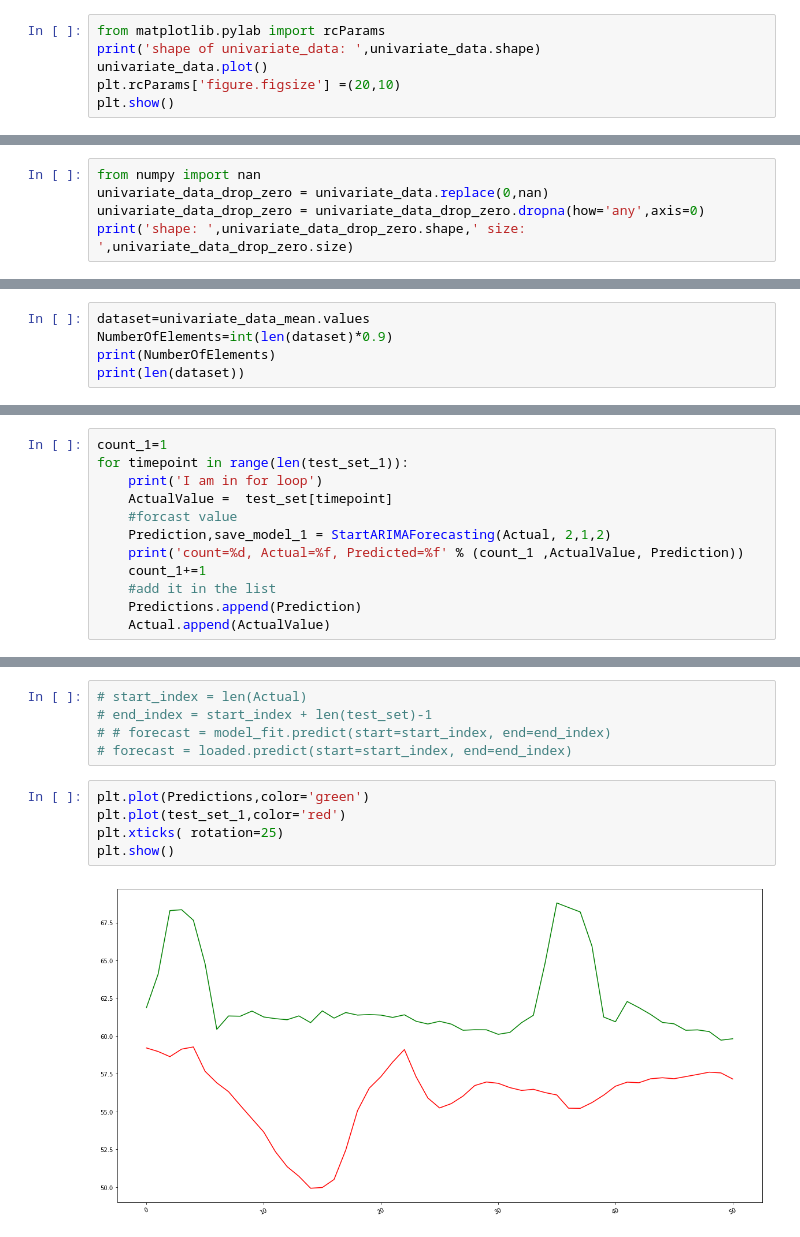
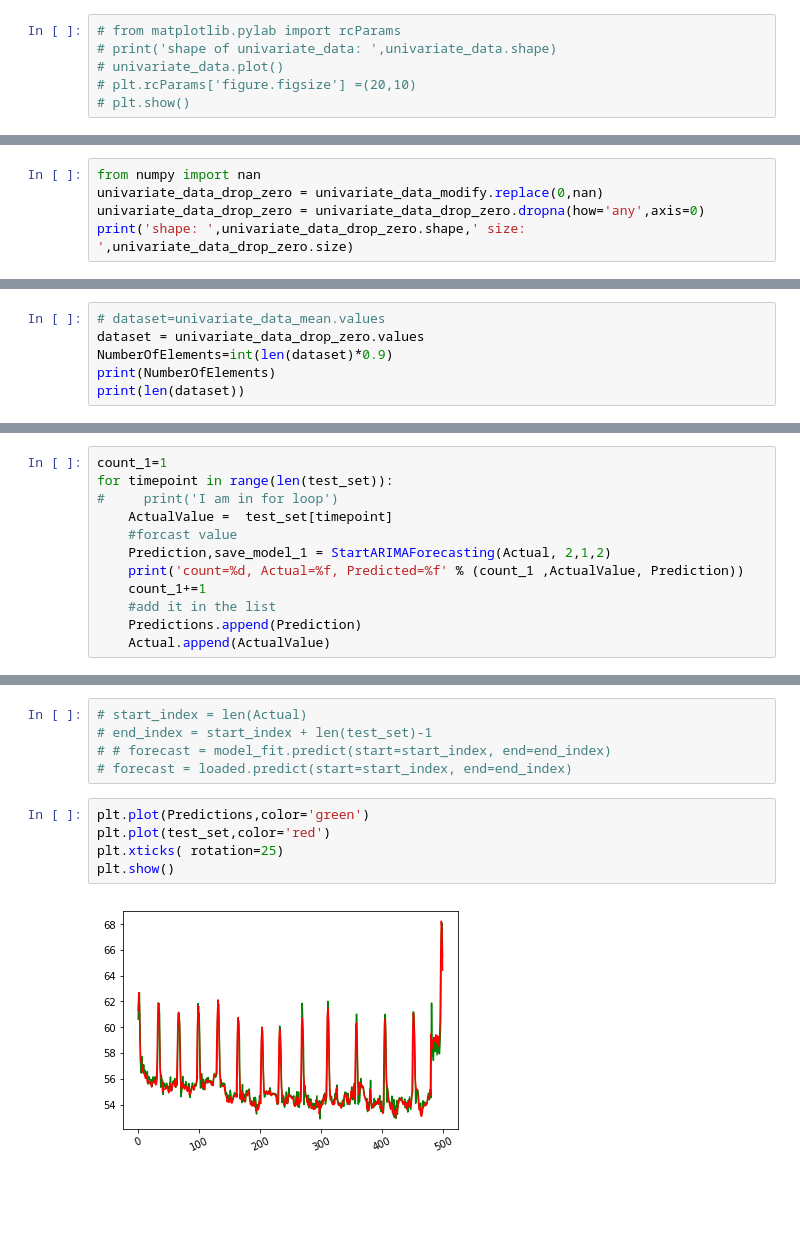
Before and after one commit to atifkarim/Time-Series-Forecasting-Using-Machine-Learning-Algorithm, a Jupyter notebook: forecasting_with_ARIMA.ipynb, the cells around one changed output, grey strips where cells are left out. Cells and saved outputs as stored; diff of their text form; blank space fills up the shorter version.

```diff
--- a/forecasting_with_ARIMA.ipynb
+++ b/forecasting_with_ARIMA.ipynb
@@ -66,6 +95,6 @@ univariate_data.head()
 # %%
-from matplotlib.pylab import rcParams
-print('shape of univariate_data: ',univariate_data.shape)
-univariate_data.plot()
-plt.rcParams['figure.figsize'] =(20,10)
-plt.show()
+# from matplotlib.pylab import rcParams
+# print('shape of univariate_data: ',univariate_data.shape)
+# univariate_data.plot()
+# plt.rcParams['figure.figsize'] =(20,10)
+# plt.show()
@@ -124,7 +132,7 @@ print(zero_val.size)
 # dropping zero
 # %%
 from numpy import nan
-univariate_data_drop_zero = univariate_data.replace(0,nan)
+univariate_data_drop_zero = univariate_data_modify.replace(0,nan)
 univariate_data_drop_zero = univariate_data_drop_zero.dropna(how='any',axis=0)
 print('shape: ',univariate_data_drop_zero.shape,' size: ',univariate_data_drop_zero.size)
 # %% [output]
@@ -163,7 +171,8 @@ plt.show()
 # %% [output]
 [figure]
 # %%
-dataset=univariate_data_mean.values
+# dataset=univariate_data_mean.values
+dataset = univariate_data_drop_zero.values
 NumberOfElements=int(len(dataset)*0.9)
 print(NumberOfElements)
 print(len(dataset))
@@ -198,8 +206,8 @@ def StartARIMAForecasting(Actual, P, D, Q):
     return prediction,save_model
 # %%
 count_1=1
-for timepoint in range(len(test_set_1)):
-    print('I am in for loop')
+for timepoint in range(len(test_set)):
+#     print('I am in for loop')
     ActualValue =  test_set[timepoint]
     #forcast value
     Prediction,save_model_1 = StartARIMAForecasting(Actual, 2,1,2)
@@ -255,8 +265,8 @@ size of actual:  4551
 # forecast = loaded.predict(start=start_index, end=end_index)
 # %%
 plt.plot(Predictions,color='green')
-plt.plot(test_set_1,color='red')
+plt.plot(test_set,color='red')
 plt.xticks( rotation=25)
 plt.show()
 # %% [output]
-[figure, old version]
+[figure, new version]
```
Also changed, not shown: parts of 19 cells of this notebook.
